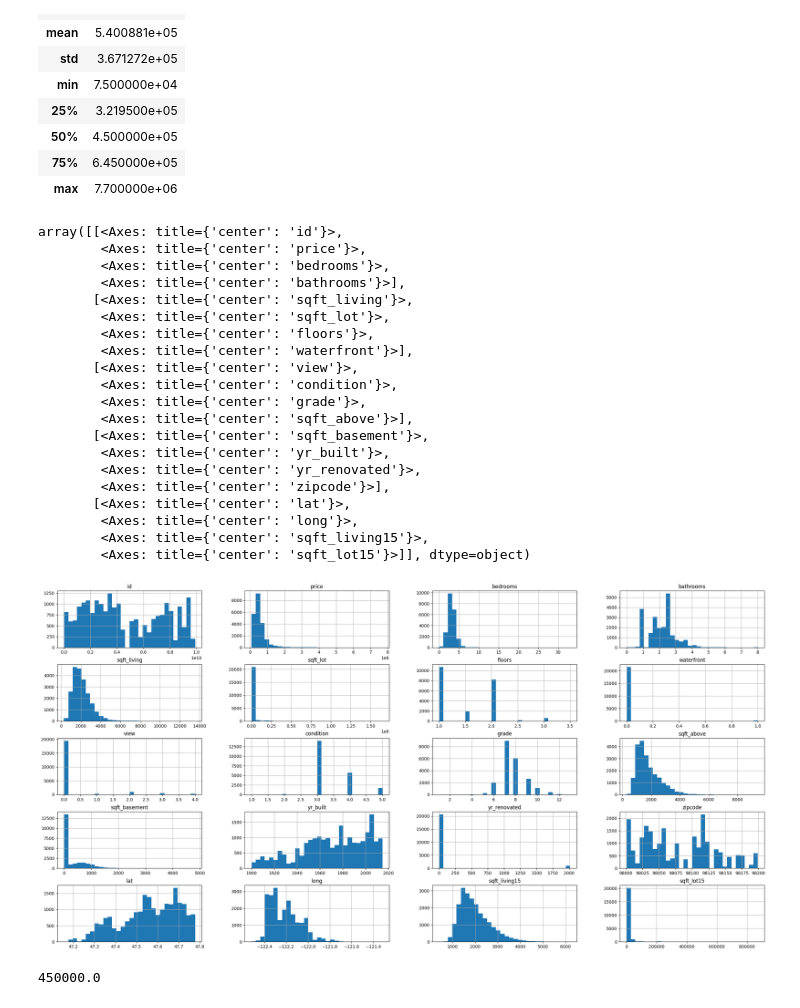
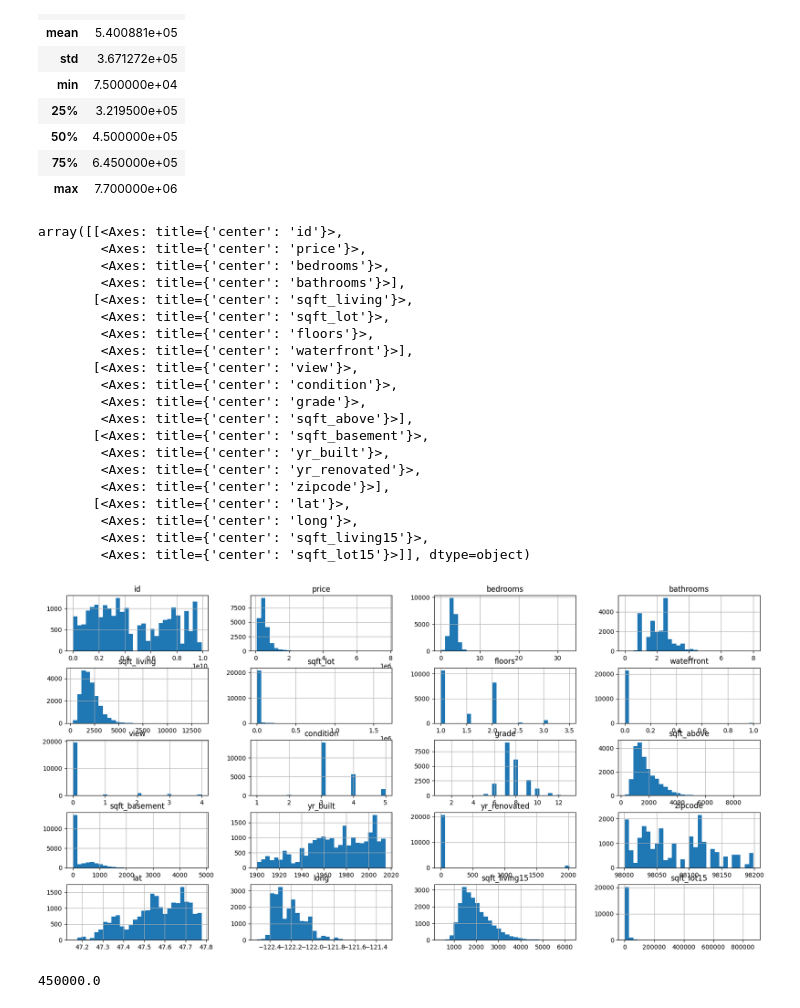
Before and after one commit to LaizaCostaa/insights_vendas_imoveis, a Jupyter notebook: insights_vendas_imoveis.ipynb, the cells around one changed output. Cells and saved outputs as stored; diff of their text form; code cells hidden in the pictures.

```diff
--- a/insights_vendas_imoveis.ipynb
+++ b/insights_vendas_imoveis.ipynb
@@ -166,29 +116,29 @@ pd.DataFrame(df['price'].describe())
 # %%
 df1 = df.copy()
 # %%
-df1.hist(bins=30, figsize=(30,15))
+df1.hist(bins=30, figsize=(20,10))
 # %% [output]
 array([[<Axes: title={'center': 'id'}>,
         <Axes: title={'center': 'price'}>,
         <Axes: title={'center': 'bedrooms'}>,
         <Axes: title={'center': 'bathrooms'}>],
        [<Axes: title={'center': 'sqft_living'}>,
         <Axes: title={'center': 'sqft_lot'}>,
         <Axes: title={'center': 'floors'}>,
         <Axes: title={'center': 'waterfront'}>],
        [<Axes: title={'center': 'view'}>,
         <Axes: title={'center': 'condition'}>,
         <Axes: title={'center': 'grade'}>,
         <Axes: title={'center': 'sqft_above'}>],
        [<Axes: title={'center': 'sqft_basement'}>,
         <Axes: title={'center': 'yr_built'}>,
         <Axes: title={'center': 'yr_renovated'}>,
         <Axes: title={'center': 'zipcode'}>],
        [<Axes: title={'center': 'lat'}>,
         <Axes: title={'center': 'long'}>,
         <Axes: title={'center': 'sqft_living15'}>,
         <Axes: title={'center': 'sqft_lot15'}>]], dtype=object)
-[figure, old version]
+[figure, new version]
 # %%
 df1['price'].median()
 # %% [output]
```
Also changed, not shown: parts of 30 cells of this notebook.
